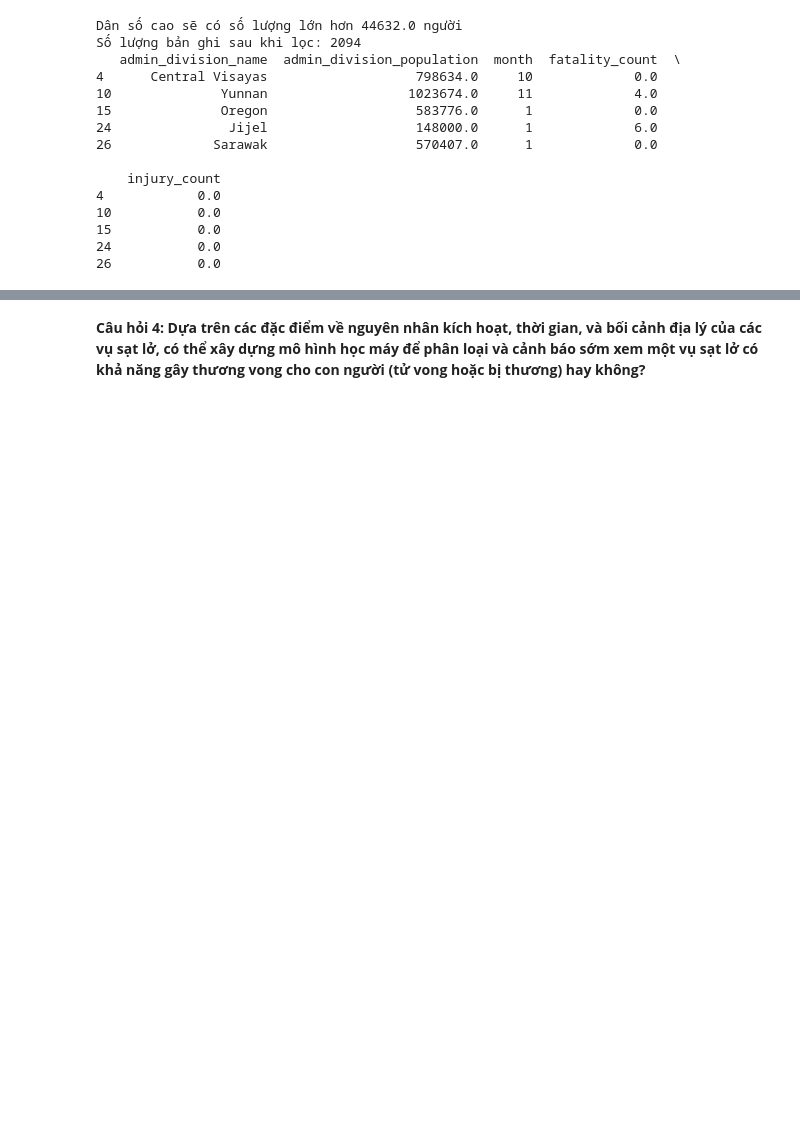
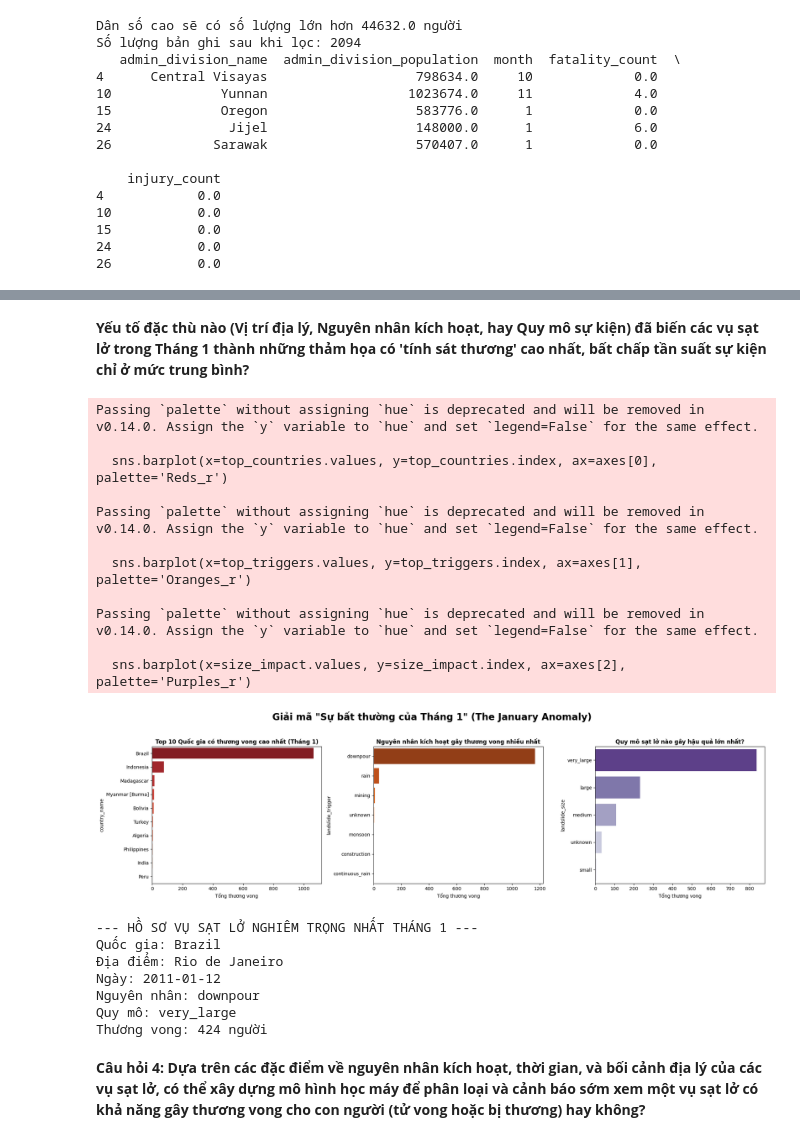
Before and after one commit to tientien01/Global-Landslide-Catalog-NASA-Analysis, a Jupyter notebook: notebook/05_modeling.ipynb, the cells around one changed output, grey strips where cells are left out. Drawn from its saved outputs; the diff is of its cells as text; code cells hidden in the pictures; blank space fills up the shorter version.

```diff
--- a/notebook/05_modeling.ipynb
+++ b/notebook/05_modeling.ipynb
@@ -163,3 +208,70 @@ plt.show()
+# %% [markdown]
+**Yếu tố đặc thù nào (Vị trí địa lý, Nguyên nhân kích hoạt, hay Quy mô sự kiện) đã biến các vụ sạt lở trong Tháng 1 thành những thảm họa có 'tính sát thương' cao nhất, bất chấp tần suất sự kiện chỉ ở mức trung bình?**
+# %%
+
+# 1. Lọc dữ liệu chỉ lấy Tháng 1 và thuộc nhóm Dân số cao
+df_jan = df_high_pop[df_high_pop['month'] == 1].copy()
+
+# Tính tổng thương vong (Chết + Bị thương) cho Tháng 1
+df_jan['total_casualties'] = df_jan['fatality_count'] + df_jan['injury_count']
+
+# --- THIẾT LẬP VẼ 3 BIỂU ĐỒ ---
+fig, axes = plt.subplots(1, 3, figsize=(20, 6))
+fig.suptitle('Giải mã "Sự bất thường của Tháng 1" (The January Anomaly)', fontsize=20, fontweight='bold')
+
+# --- BIỂU ĐỒ 1: TOP 10 QUỐC GIA GÂY THƯƠNG VONG LỚN NHẤT TRONG THÁNG 1 ---
+# Gom nhóm theo quốc gia
+top_countries = df_jan.groupby('country_name')['total_casualties'].sum().sort_values(ascending=False).head(10)
+sns.barplot(x=top_countries.values, y=top_countries.index, ax=axes[0], palette='Reds_r')
+axes[0].set_title('Top 10 Quốc gia có thương vong cao nhất (Tháng 1)', fontsize=12, fontweight='bold')
+axes[0].set_xlabel('Tổng thương vong')
+
+# --- BIỂU ĐỒ 2: NGUYÊN NHÂN (TRIGGER) GÂY THƯƠNG VONG TRONG THÁNG 1 ---
+top_triggers = df_jan.groupby('landslide_trigger')['total_casualties'].sum().sort_values(ascending=False).head(7)
+sns.barplot(x=top_triggers.values, y=top_triggers.index, ax=axes[1], palette='Oranges_r')
+axes[1].set_title('Nguyên nhân kích hoạt gây thương vong nhiều nhất', fontsize=12, fontweight='bold')
+axes[1].set_xlabel('Tổng thương vong')
+
+# --- BIỂU ĐỒ 3: QUY MÔ (SIZE) CÁC VỤ SẠT LỞ TRONG THÁNG 1 ---
+# Gom nhóm theo Size
+size_impact = df_jan.groupby('landslide_size')['total_casualties'].sum().sort_values(ascending=False)
+sns.barplot(x=size_impact.values, y=size_impact.index, ax=axes[2], palette='Purples_r')
+axes[2].set_title('Quy mô sạt lở nào gây hậu quả lớn nhất?', fontsize=12, fontweight='bold')
+axes[2].set_xlabel('Tổng thương vong')
+
+plt.tight_layout(rect=[0, 0.03, 1, 0.95]) # Chừa chỗ cho Title chính
+plt.show()
+
+# --- IN RA THÔNG TIN CHI TIẾT CỦA VỤ VIỆC LỚN NHẤT ---
+# Tìm vụ sạt lở đơn lẻ gây chết người nhiều nhất trong tháng 1 để xem cụ thể là gì
+max_event = df_jan.loc[df_jan['total_casualties'].idxmax()]
+print("--- HỒ SƠ VỤ SẠT LỞ NGHIÊM TRỌNG NHẤT THÁNG 1 ---")
+print(f"Quốc gia: {max_event['country_name']}")
+print(f"Địa điểm: {max_event['admin_division_name']}")
+print(f"Ngày: {max_event['event_date'].strftime('%Y-%m-%d')}")
+print(f"Nguyên nhân: {max_event['landslide_trigger']}")
+print(f"Quy mô: {max_event['landslide_size']}")
+print(f"Thương vong: {int(max_event['total_casualties'])} người")
+# %% [output]
+Passing `palette` without assigning `hue` is deprecated and will be removed in v0.14.0. Assign the `y` variable to `hue` and set `legend=False` for the same effect.
+
+  sns.barplot(x=top_countries.values, y=top_countries.index, ax=axes[0], palette='Reds_r')
+
+Passing `palette` without assigning `hue` is deprecated and will be removed in v0.14.0. Assign the `y` variable to `hue` and set `legend=False` for the same effect.
+
+  sns.barplot(x=top_triggers.values, y=top_triggers.index, ax=axes[1], palette='Oranges_r')
+
+Passing `palette` without assigning `hue` is deprecated and will be removed in v0.14.0. Assign the `y` variable to `hue` and set `legend=False` for the same effect.
+
+  sns.barplot(x=size_impact.values, y=size_impact.index, ax=axes[2], palette='Purples_r')
+[figure, added]
+--- HỒ SƠ VỤ SẠT LỞ NGHIÊM TRỌNG NHẤT THÁNG 1 ---
+Quốc gia: Brazil
+Địa điểm: Rio de Janeiro
+Ngày: 2011-01-12
+Nguyên nhân: downpour
+Quy mô: very_large
+Thương vong: 424 người
 # %% [markdown]
 **Câu hỏi 4: Dựa trên các đặc điểm về nguyên nhân kích hoạt, thời gian, và bối cảnh địa lý của các vụ sạt lở, có thể xây dựng mô hình học máy để phân loại và cảnh báo sớm xem một vụ sạt lở có khả năng gây thương vong cho con người (tử vong hoặc bị thương) hay không?**
 # %% [markdown]
```
Also changed, not shown: parts of 14 cells of this notebook.
